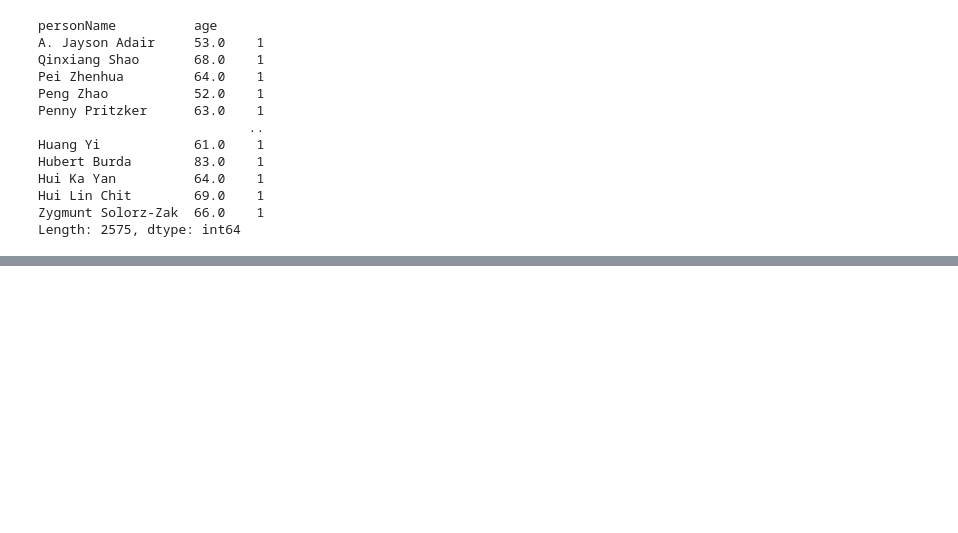
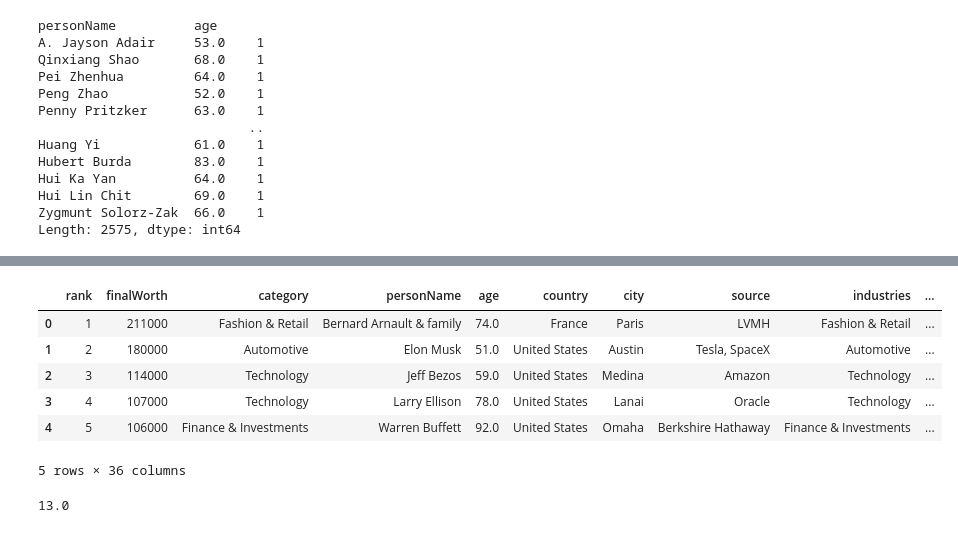
Before and after one commit to Arokiarajan1/Arokiabackup, a Jupyter notebook: Basic_Fundamental.ipynb, the cells around one changed output, grey strips where cells are left out. Cells and saved outputs as stored; diff of their text form; code cells hidden in the pictures; blank space fills up the shorter version.

```diff
--- a/Basic_Fundamental.ipynb
+++ b/Basic_Fundamental.ipynb
@@ -102,0 +125,17 @@ Length: 2575, dtype: int64
+# %%
+df.sort_values(by="finalWorth", ascending=False).head(5)
+# %% [output]
+|  | rank | finalWorth | category | personName | age | country | city | source | industries | ... |
+| 0 | 1 | 211000 | Fashion & Retail | Bernard Arnault & family | 74.0 | France | Paris | LVMH | Fashion & Retail | ... |
+| 1 | 2 | 180000 | Automotive | Elon Musk | 51.0 | United States | Austin | Tesla, SpaceX | Automotive | ... |
+| 2 | 3 | 114000 | Technology | Jeff Bezos | 59.0 | United States | Medina | Amazon | Technology | ... |
+| 3 | 4 | 107000 | Technology | Larry Ellison | 78.0 | United States | Lanai | Oracle | Technology | ... |
+| 4 | 5 | 106000 | Finance & Investments | Warren Buffett | 92.0 | United States | Omaha | Berkshire Hathaway | Finance & Investments | ... |
+5 rows × 36 columns
+# %%
+## df['category'].str.lower() # lower string values
+# df['category'].str.upper() # lower string values
+#df['category'].str.split("& ") # lower string values
+df['category'].str.len().median() # column string lenght
+# %% [output]
+13.0
```
Also changed, not shown: parts of 2 cells of this notebook.
